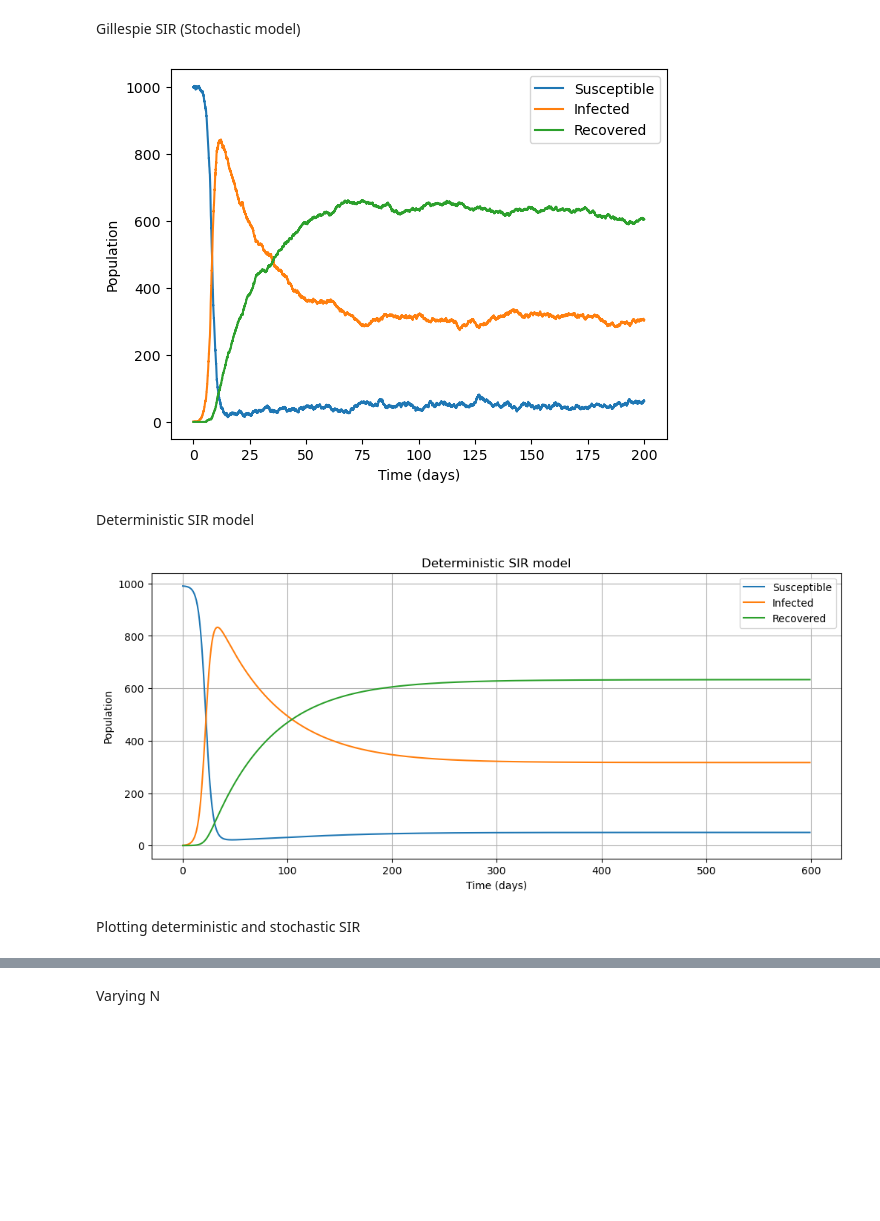
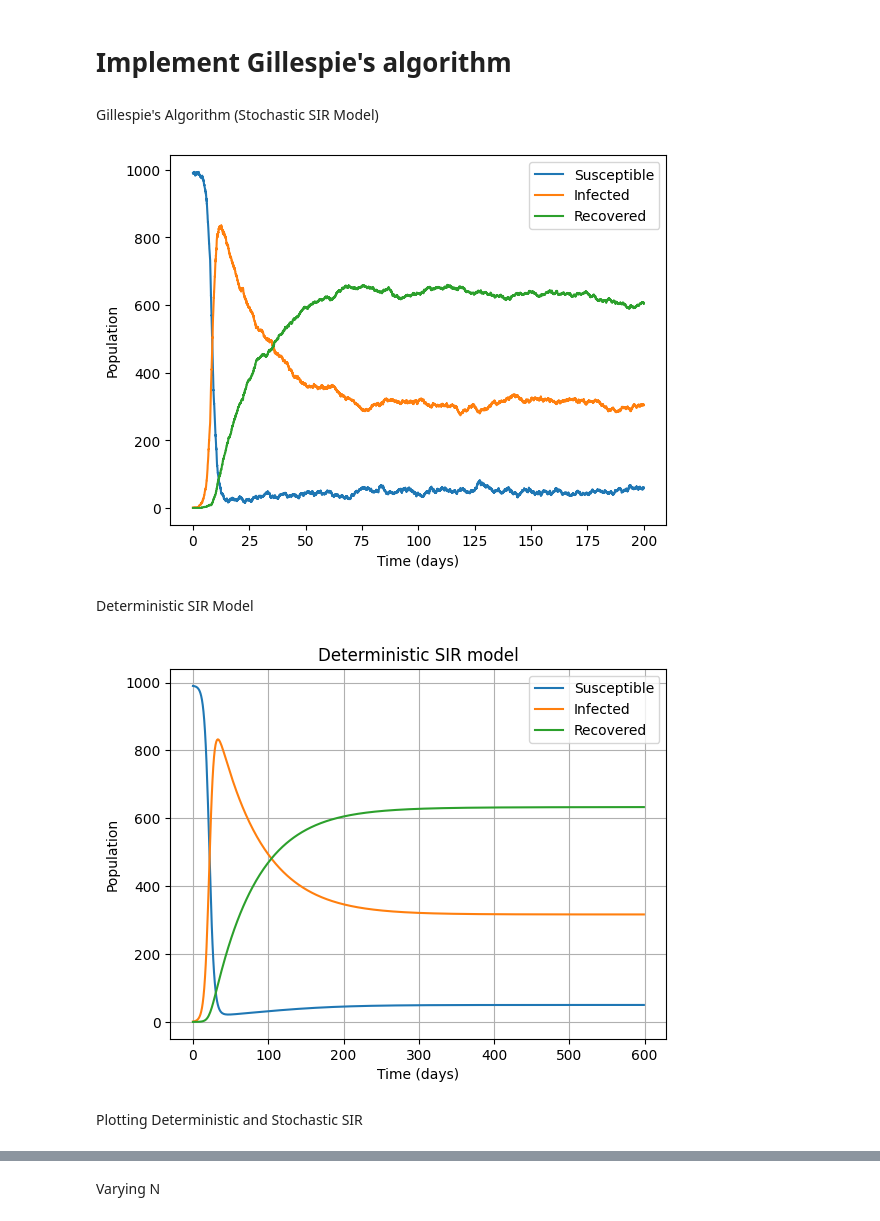
Before and after one commit to zoeazra/CLS-Ass-2, a Jupyter notebook: assignment 2.ipynb, the cells around one changed output, grey strips where cells are left out. Saved outputs shown, nothing was run; the diff lists cells and outputs as text; code cells hidden in the pictures; blank space fills up the shorter version.

Commit message:
finishing problem 3
almost there

```diff
--- a/assignment 2.ipynb
+++ b/assignment 2.ipynb
@@ -10,2 +11,4 @@ import seaborn as sns
+# %% [markdown]
+# Implement Gillespie's algorithm
 # %% [markdown]
-Gillespie SIR (Stochastic model)
+Gillespie's Algorithm (Stochastic SIR Model)
@@ -15,7 +26,6 @@ def gillespie_sir(X0, Y0, Z0, beta, gamma, mu, N, tend, seed = None):
         np.random.seed(seed)
         random.seed(seed)
 
-    # initialize arrays to store the variables
     X = [X0]
     Y = [Y0]
     Z = [Z0]
@@ -29,11 +39,11 @@ def gillespie_sir(X0, Y0, Z0, beta, gamma, mu, N, tend, seed = None):
         current_Y = Y[-1]
         current_Z = Z[-1]
 
-        # If no susceptible and infected, break out of the loop (epidemic is over)
+        # If there are no susceptible and infected, break out of the loop (epidemic is over)
         if current_Y == 0 and current_X == 0:
             break
 
-        # Calculate rates for all events
+        # Rates for all possible events
         birth_rate = mu * N
         infection_rate = beta * current_X * current_Y / N
         recovery_rate = gamma * current_Y
@@ -45,36 +55,36 @@ def gillespie_sir(X0, Y0, Z0, beta, gamma, mu, N, tend, seed = None):
                  death_susc_rate, death_inf_rate, death_recov_rate]
         rate_sum = sum(rates)
 
-        # if rate_sum is zero, no more events possible
+        # If rate_sum is zero, no more events are possible
         if rate_sum <= 0:
-            break  # No more events can happen, end the simulation
+            break  # End the simulation
 
         # Time until next event (exponentially distributed)
         tau = np.random.exponential(scale=1/rate_sum)
-        t.append(t[-1] + tau)  # Append the new time
+        t.append(t[-1] + tau)
 
         rand = random.uniform(0, rate_sum)
         cum_rate = 0
 
-        # determine which event happens
-        if rand < (cum_rate := cum_rate + birth_rate): # birth event
+        # Determine which event happens next
+        if rand < (cum_rate := cum_rate + birth_rate): # Birth
             current_X += 1
 
-        elif rand < (cum_rate := cum_rate + infection_rate) and current_X > 0: # infection event
+        elif rand < (cum_rate := cum_rate + infection_rate) and current_X > 0: # Infection
             current_X -= 1
             current_Y += 1
 
-        elif rand < (cum_rate := cum_rate + recovery_rate) and current_Y > 0: # recovery event
+        elif rand < (cum_rate := cum_rate + recovery_rate) and current_Y > 0: # Recovery
             current_Y -= 1
             current_Z += 1
 
-        elif rand < (cum_rate := cum_rate + death_susc_rate):  # death of susceptible
+        elif rand < (cum_rate := cum_rate + death_susc_rate):  # Death of susceptible
             current_X -= 1
 
-        elif rand < (cum_rate := cum_rate + death_inf_rate):  # death of infected
+        elif rand < (cum_rate := cum_rate + death_inf_rate):  # Death of infected
             current_Y -= 1
 
-        elif rand < (cum_rate := cum_rate + death_recov_rate): # death of recovered
+        elif rand < (cum_rate := cum_rate + death_recov_rate): # Death of recovered
                 current_Z -= 1
 
         X.append(current_X)
@@ -83,15 +93,7 @@ def gillespie_sir(X0, Y0, Z0, beta, gamma, mu, N, tend, seed = None):
 
     return X, Y, Z, t, R0_stoch
 
-
-N = 1000
 tend = 200 # simulation time (200 days)
-beta = 1
-gamma = 1/30
-mu = 1/60
-X0 = 999
-Y0 = 1
-Z0 = 0
 seed = 42
 
 Xs, Ys, Zs, t, R0_stoch = gillespie_sir(X0, Y0, Z0, beta, gamma, mu, N, tend, seed = seed)
@@ -106,59 +108,50 @@ plt.ylabel("Population")
 plt.legend()
 plt.show()
 # %% [output]
-[figure, old version]
+[figure, new version]
 # %% [markdown]
-Deterministic SIR model
+Deterministic SIR Model
 # %%
-beta = 1
-gamma = 1/30
-mu = 1/60
-N = 1000
-X0 = 990
-Y0 = 1
-Z0 = 0
 start_t = 0
 end_t = 200
 points_t = 600
 init_val = [X0, Y0, Z0]
 
+# Defining the deterministic ODEs
 def SIR(val, t, beta, gamma, mu, N):
     X, Y, Z = val
 
     dXdt = mu * N - beta * X * Y / N - mu * X
     dYdt = beta * X * Y / N - gamma * Y - mu * Y
     dZdt = gamma * Y - mu * Z
 
     return np.array([dXdt, dYdt, dZdt])
 
-
+# Solving the deterministic SIR model
 def deterSol(X0, Y0, Z0, N, beta, gamma, mu, start_t, end_t, points_t):
 
     R0_det = beta / (mu + gamma)
 
     time = np.linspace(start_t, end_t, points_t)
     init_val = [X0, Y0, Z0]
     solution = odeint(SIR, init_val, time, args=(beta, gamma, mu, N))
     Xd, Yd, Zd = solution.T
 
     return Xd, Yd, Zd, time, R0_det
 
-
 Xd, Yd, Zd, time, R0_det = deterSol(X0, Y0, Z0, N, beta, gamma, mu, start_t, end_t, points_t)
 
-plt.figure(figsize=(12,5))
 plt.plot(Xd, label="Susceptible")
 plt.plot(Yd, label="Infected")
 plt.plot(Zd, label = "Recovered")
 plt.xlabel("Time (days)")
 plt.ylabel("Population")
 plt.title("Deterministic SIR model")
 plt.legend()
 plt.grid()
-# plt.savefig('FittingSIR.png', dpi=300)
 plt.show()
 # %% [output]
-[figure, old version]
+[figure, new version]
 # %% [markdown]
-Plotting deterministic and stochastic SIR
+Plotting Deterministic and Stochastic SIR
 # %%
```
Also changed, not shown: parts of 9 cells of this notebook.
